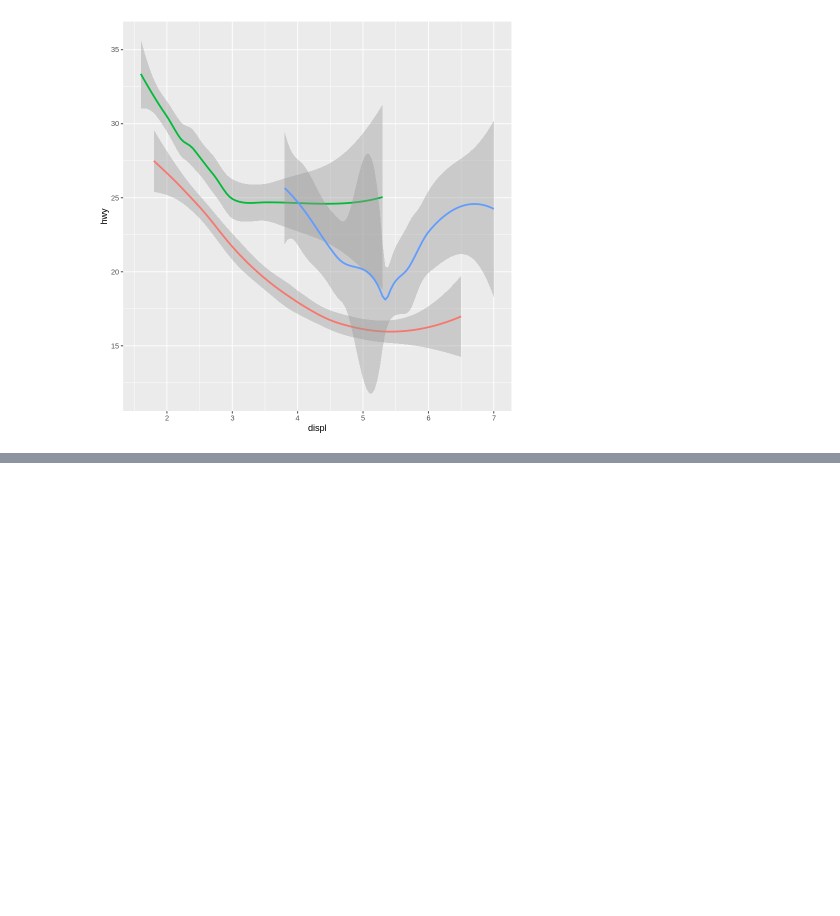
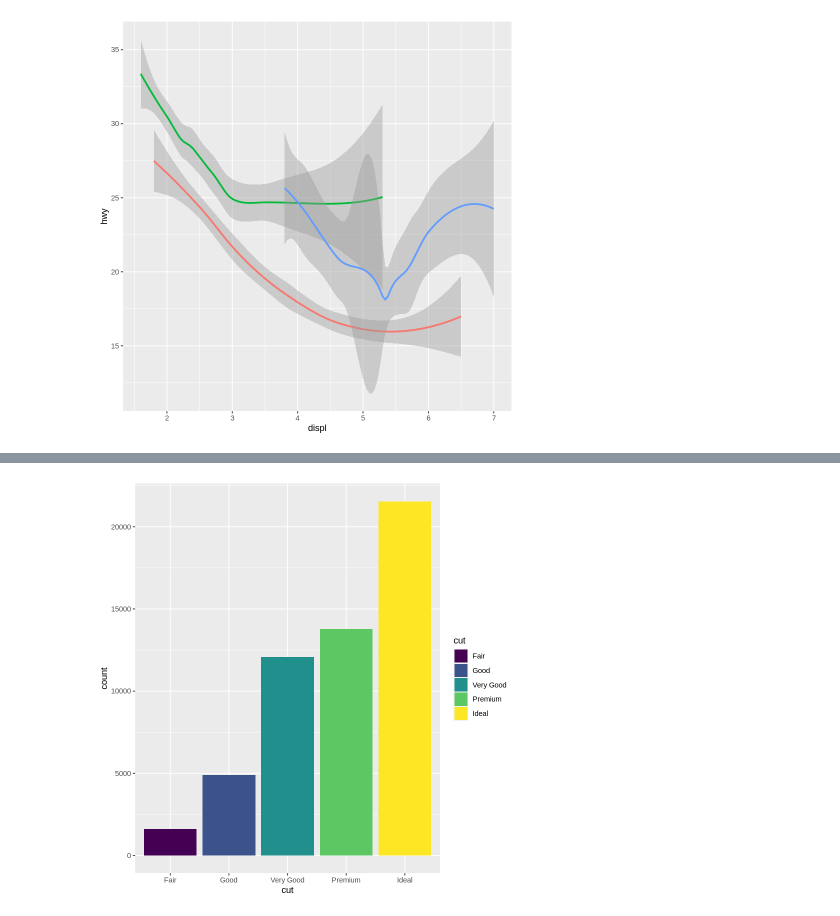
Before and after one commit to DevMinGeonPark/-Courses-Data-Visualization, a Jupyter notebook: Rlang.ipynb, the cells around one changed output, grey strips where cells are left out. Saved outputs shown, nothing was run; the diff lists cells and outputs as text; code cells hidden in the pictures; blank space fills up the shorter version.

```diff
--- a/Rlang.ipynb
+++ b/Rlang.ipynb
@@ -156,0 +181,7 @@ ggplot(data=mpg) +
+# %%
+#막대 그래프
+#fill: 막대그래프 전체 색상 입치기 (fill: 채우다)
+ggplot(data= diamonds) +
+  geom_bar(mapping = aes(x=cut, fill=cut))
+# %% [output]
+[figure, added]
```
Also changed, not shown: parts of 2 cells of this notebook.
